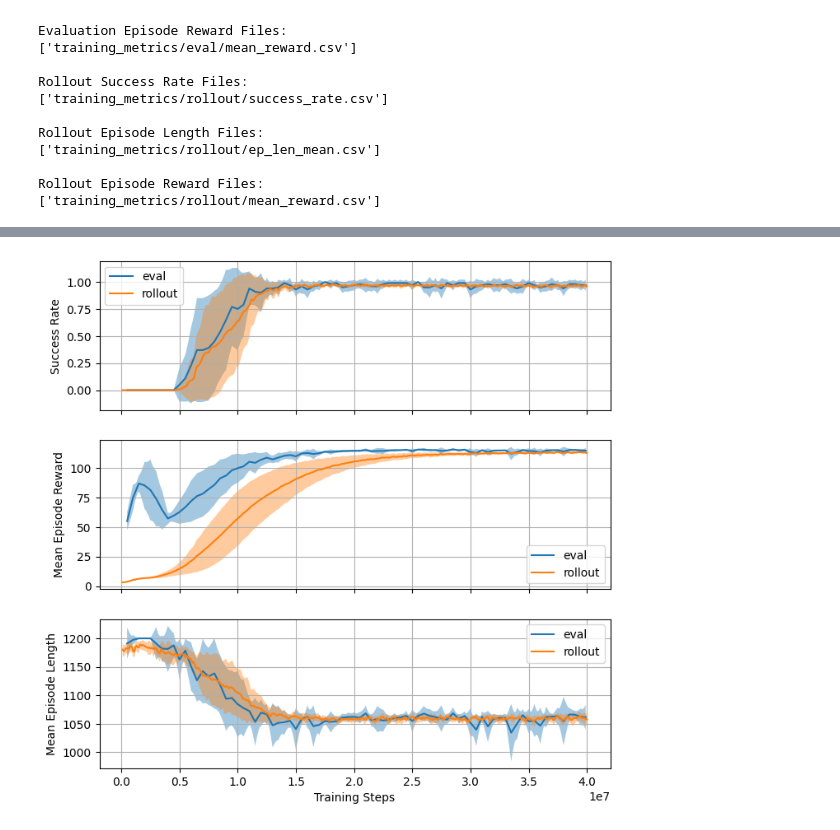
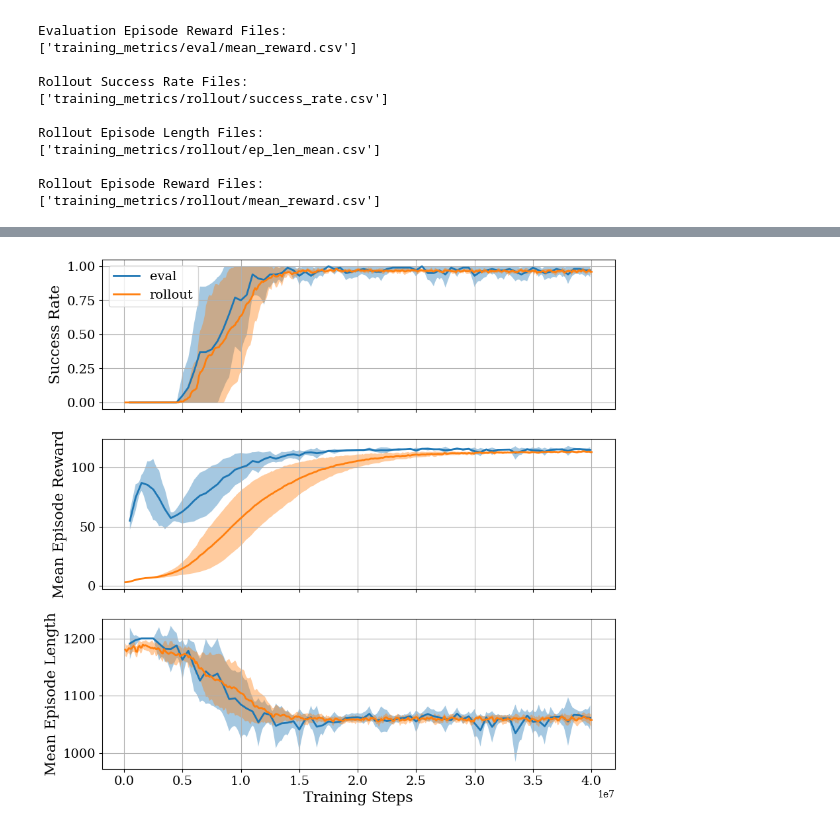
Before and after one commit to byu-rad-lab/baloo-gym, a Jupyter notebook: paper_data/open_loop_baseline/plots.ipynb, the cells around one changed output, grey strips where cells are left out. Cells and saved outputs as stored; diff of their text form; code cells hidden in the pictures.

```diff
--- a/paper_data/open_loop_baseline/plots.ipynb
+++ b/paper_data/open_loop_baseline/plots.ipynb
@@ -9,15 +9,18 @@ import glob
 import os
 import seaborn as sns
 import matplotlib.pyplot as plt
+# %%
+import matplotlib.pyplot as plt
+plt.rcParams["font.family"] = "serif"
+plt.rcParams["mathtext.fontset"] = "cm"
 # %%
 def plot_correlation(correlation, runid, ax):
-    # Create a heatmap of the correlation matrix with annotations
     mask = np.tril(np.ones_like(correlation, dtype=bool))
     sns.heatmap(
         correlation,
         mask=mask,
         annot=True,
-        fmt=".4f",
+        fmt=".2f",
         cmap="bwr",
         cbar=True,
         vmin=-1,
@@ -26,8 +29,9 @@ def plot_correlation(correlation, runid, ax):
         linewidths=0.5,
         linecolor="black",
         ax=ax,
+        annot_kws={"size": 14}  # Increase annotation font size
     )
-    # plt.title(f"Spearman Correlation Matrix for {runid}")
+    ax.tick_params(axis='both', labelsize=12)  # Increase tick label font size
 # %%
 data_files = glob.glob("data/*.txt")
 for file_path in data_files:
@@ -390,37 +378,46 @@ rollout_success_data_mean_std = get_mean_and_std(rollout_success_data_interp)
 rollout_ep_len_data_mean_std = get_mean_and_std(rollout_ep_len_data_interp)
 rollout_ep_rew_data_mean_std = get_mean_and_std(rollout_ep_rew_data_interp)
 # %%
-def plot_mean_and_Nstd(ax, data, label="", N=3):
+def plot_mean_and_Nstd(ax, data, label="", N=3, legend=True, clip=False):
     #plot mean as a line and N*std as a shaded area
-    ax.plot(data["global_step"], data["mean"], label=label)
+    ax.plot(data["global_step"], data["mean"], label=label, linewidth=2)
+
+    if clip:
+        upper = np.clip(data["mean"] + N * data["std"], 0, 1)
+        lower = np.clip(data["mean"] - N * data["std"], 0, 1)
+    else:
+        upper = data["mean"] + N * data["std"]
+        lower = data["mean"] - N * data["std"]
     ax.fill_between(
         data["global_step"],
-        data["mean"] - N * data["std"],
-        data["mean"] + N * data["std"],
+        lower,
+        upper,
         alpha=0.4,
     )
-    ax.legend()
+    if legend:
+        ax.legend(fontsize=14)
     ax.grid(True)
+    ax.tick_params(axis='both', labelsize=14)
 
-fig, ax = plt.subplots(3,1, figsize=(8, 8), sharex=True)
+fig, ax = plt.subplots(3,1, figsize=(10, 10), sharex=True)
 N = 1
-plot_mean_and_Nstd(ax[0], eval_success_data_mean_std, label="eval", N=N)
-plot_mean_and_Nstd(ax[0], rollout_success_data_mean_std, label="rollout", N=N)
-ax[0].set_ylabel("Success Rate")
+plot_mean_and_Nstd(ax[0], eval_success_data_mean_std, label="eval", N=N, clip=True)
+plot_mean_and_Nstd(ax[0], rollout_success_data_mean_std, label="rollout", N=N, clip=True)
+ax[0].set_ylabel("Success Rate", fontsize=16)
 
-plot_mean_and_Nstd(ax[1], eval_ep_rew_data_mean_std, label="eval", N=N)
-plot_mean_and_Nstd(ax[1], rollout_ep_rew_data_mean_std, label="rollout", N=N)
-ax[1].set_ylabel("Mean Episode Reward")
+plot_mean_and_Nstd(ax[1], eval_ep_rew_data_mean_std, label="eval", N=N, legend=False)
+plot_mean_and_Nstd(ax[1], rollout_ep_rew_data_mean_std, label="rollout", N=N, legend=False)
+ax[1].set_ylabel("Mean Episode Reward", fontsize=16)
 
-plot_mean_and_Nstd(ax[2], eval_ep_len_data_mean_std, label="eval", N=N)
-plot_mean_and_Nstd(ax[2], rollout_ep_len_data_mean_std, label="rollout", N=N)
-ax[2].set_ylabel("Mean Episode Length")
-ax[2].set_xlabel("Training Steps")
+plot_mean_and_Nstd(ax[2], eval_ep_len_data_mean_std, label="eval", N=N, legend=False)
+plot_mean_and_Nstd(ax[2], rollout_ep_len_data_mean_std, label="rollout", N=N, legend=False)
+ax[2].set_ylabel("Mean Episode Length", fontsize=16)
+ax[2].set_xlabel("Training Steps", fontsize=16)
 plt.savefig(
     "data/training_metrics_mean_std.png",
     dpi=300,
     bbox_inches="tight"
 )
 plt.show()
 # %% [output]
-[figure, old version]
+[figure, new version]
```
Also changed, not shown: parts of 4 cells of this notebook, 54 other files.
